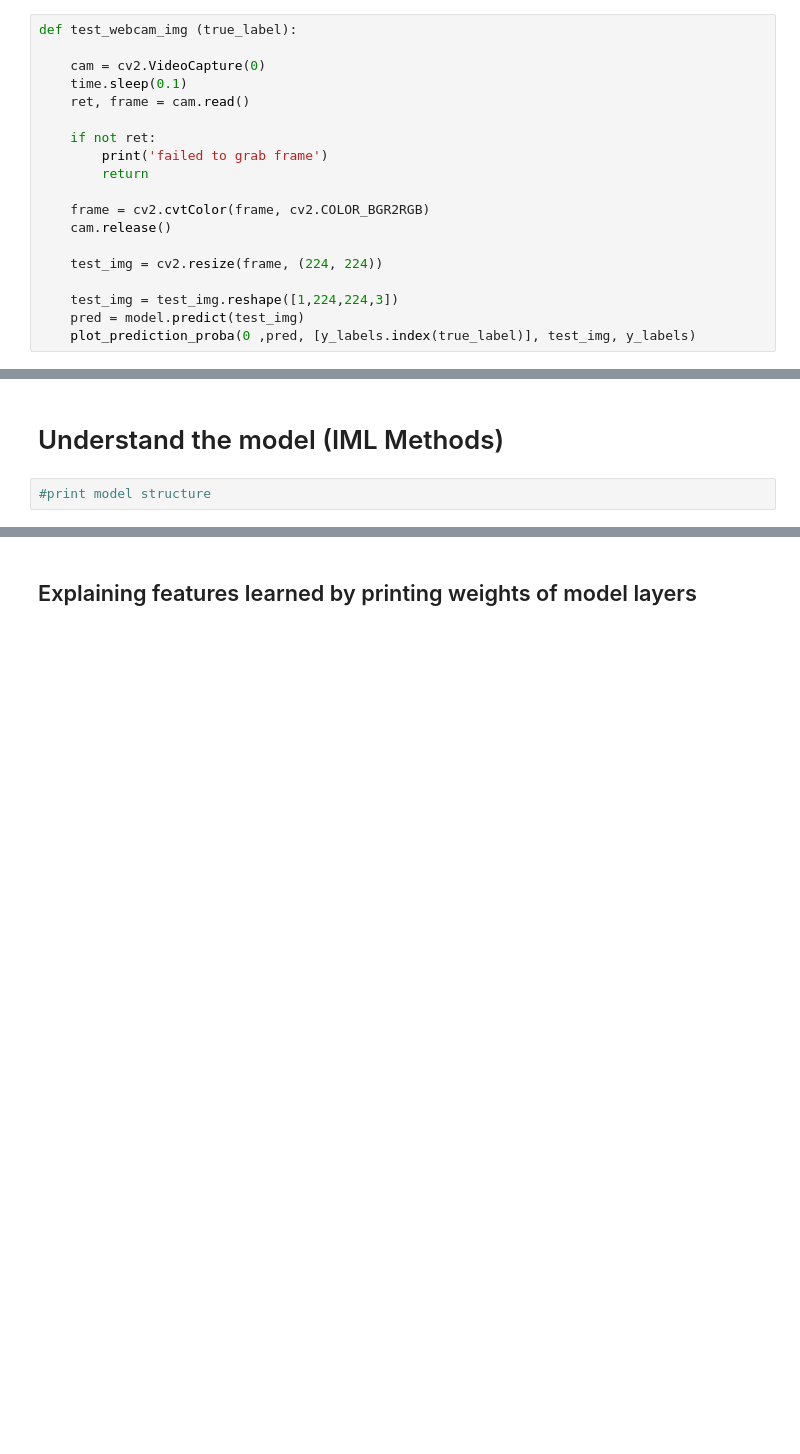
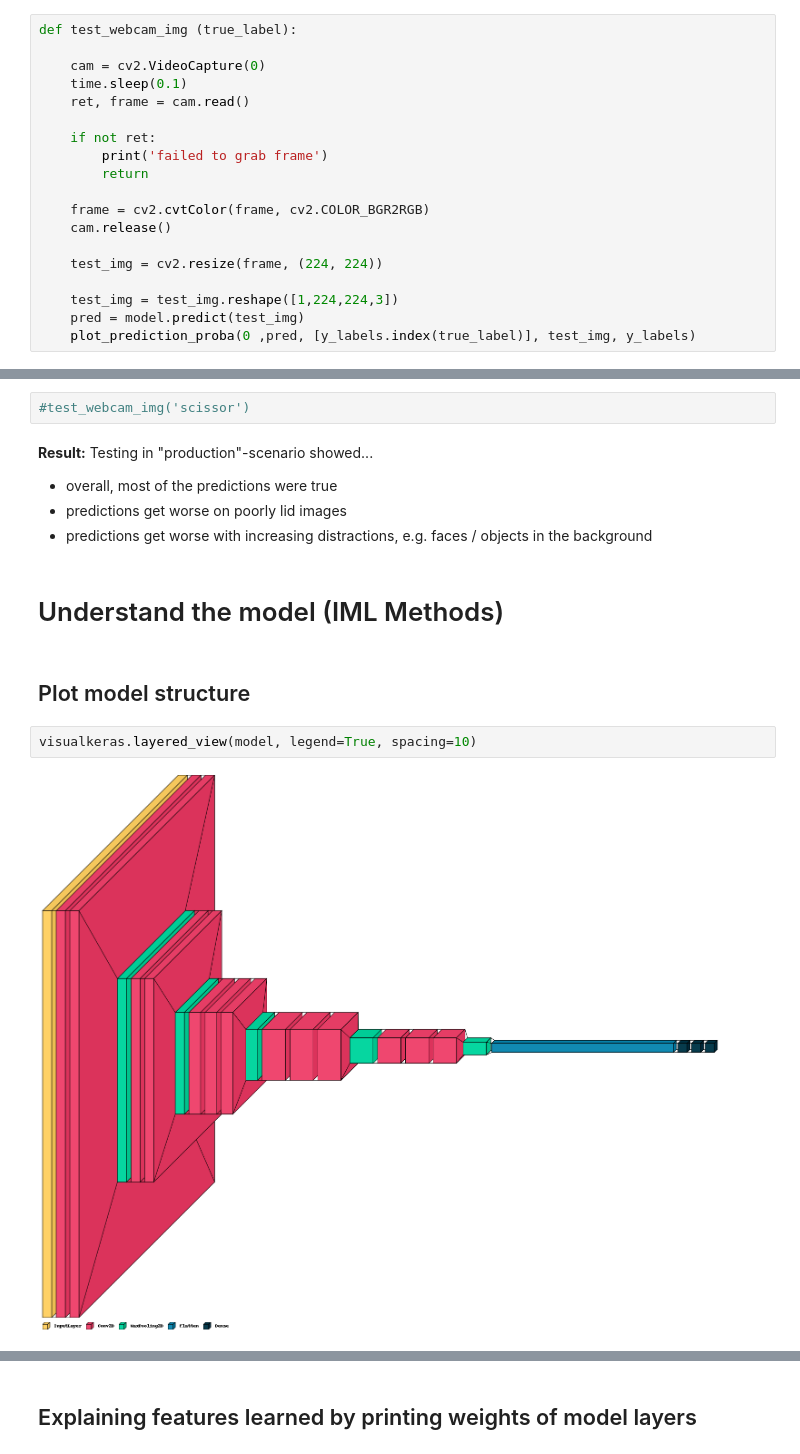
Before and after one commit to nielsschluesener/rock_paper_scissors, a Jupyter notebook: evaluation.ipynb, the cells around one changed output, grey strips where cells are left out. Drawn from its saved outputs; the diff is of its cells as text; blank space fills up the shorter version.

```diff
--- a/evaluation.ipynb
+++ b/evaluation.ipynb
@@ -229,4 +241,16 @@ test_webcam_img('scissor')
+# %%
+#test_webcam_img('scissor')
+# %% [markdown]
+**Result:** Testing in "production"-scenario showed...
+
+* overall, most of the predictions were true
+* predictions get worse on poorly lid images
+* predictions get worse with increasing distractions, e.g. faces / objects in the background
 # %% [markdown]
 # Understand the model (IML Methods)
-# %%
-#print model structure
+# %% [markdown]
+## Plot model structure
+# %%
+visualkeras.layered_view(model, legend=True, spacing=10)
+# %% [output]
+[figure, added]
```
Also changed, not shown: parts of 63 cells of this notebook, 10 other files.
